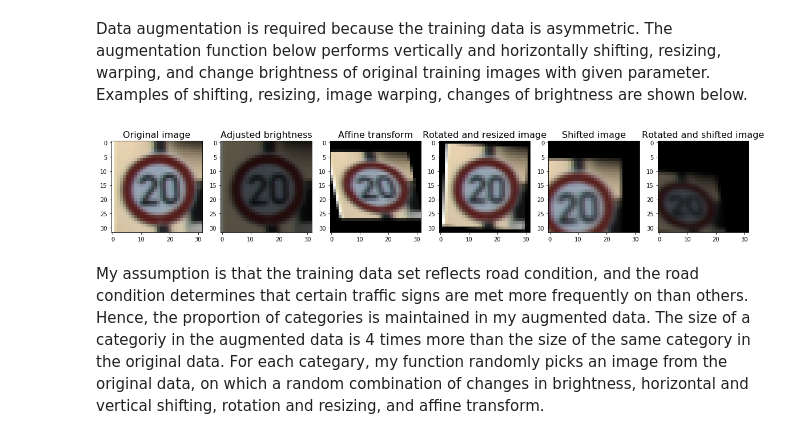
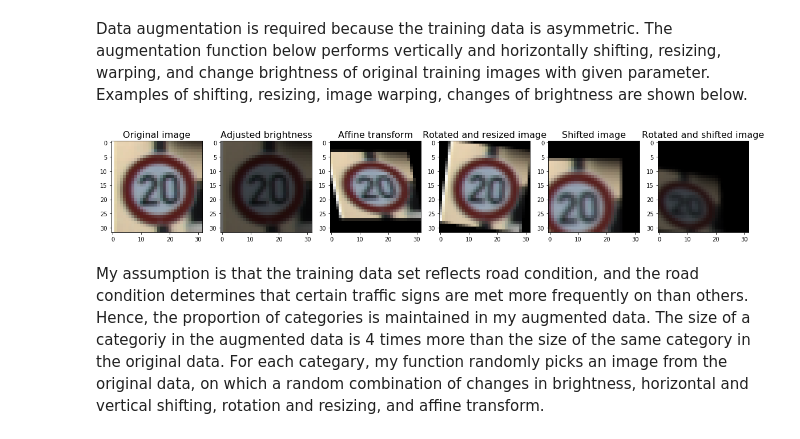
Before and after one commit to siyaoxu/Self-Driving-Cars, a Jupyter notebook: CarND-Traffic-Sign-Classifier-Project/Traffic_Sign_Classifier.ipynb, the cells around one changed output. Saved outputs shown, nothing was run; the diff lists cells and outputs as text; code cells hidden in the pictures.

```diff
--- a/CarND-Traffic-Sign-Classifier-Project/Traffic_Sign_Classifier.ipynb
+++ b/CarND-Traffic-Sign-Classifier-Project/Traffic_Sign_Classifier.ipynb
@@ -213,7 +213,7 @@ Data augmentation is required because the training data is asymmetric. The augme
 raw_image = X_train[np.where(y_train == 0)[0][0],:,:,:]
 
 fv = 0.4
-theta = -3.0
+theta = -8.0
 scale = 0.9
 ftxy = (-0.2, 0.2)
 fshearxy = np.float32([[0.9,1.1],[1.1,0.9],[0.9,1.1]])
@@ -233,40 +233,40 @@ shifted_image = ImgAug(raw_image, ftxy = ftxy)
 # combined rotation and shift on the image
 trans_image = ImgAug(raw_image, fv=fv,theta=theta, scale = scale, ftxy = ftxy, fshear = fshearxy)
 
 # plot the original image vs images with different transformation
 fig = plt.figure(figsize = (20,16));
 # original image
 plt.subplot(1,6,1)
 plt.imshow(raw_image);
 plt.title('Original image', fontsize = 16);
-plt.imsave('./img_writeup/aug-demo-raw.png',raw_image)
+# plt.imsave('./img_writeup/aug-demo-raw.png',raw_image)
 # image with adjusted brightness
 plt.subplot(1,6,2)
 plt.imshow(b_image);
 plt.title('Adjusted brightness', fontsize = 16);
-plt.imsave('./img_writeup/aug-brightness.png',b_image)
+# plt.imsave('./img_writeup/aug-brightness.png',b_image)
 # image with affine transformation
 plt.subplot(1,6,3)
 plt.imshow(shear_image);
 plt.title('Affine transform', fontsize = 16);
-plt.imsave('./img_writeup/aug-shear.png',b_image)
+# plt.imsave('./img_writeup/aug-shear.png',b_image)
 # rotated image
 plt.subplot(1,6,4)
 plt.imshow(rotated_image);
 plt.title('Rotated and resized image', fontsize = 16);
-plt.imsave('./img_writeup/aug-rotated-resized.png',rotated_image)
+# plt.imsave('./img_writeup/aug-rotated-resized.png',rotated_image)
 # shifted image
 plt.subplot(1,6,5)
 plt.imshow(shifted_image);
 plt.title('Shifted image', fontsize = 16);
-plt.imsave('./img_writeup/aug-shifted.png',shifted_image)
+# plt.imsave('./img_writeup/aug-shifted.png',shifted_image)
 # combination of rotation and transformation
 plt.subplot(1,6,6)
 plt.imshow(trans_image);
 plt.title('Rotated and shifted image', fontsize = 16);
-plt.imsave('./img_writeup/aug-combined-trans.png',trans_image)
+# plt.imsave('./img_writeup/aug-combined-trans.png',trans_image)
 # %% [output]
-[figure, old version]
+[figure, new version]
 # %% [markdown]
 My assumption is that the training data set reflects road condition, and the road condition determines that certain traffic signs are met more frequently on than others. Hence, the proportion of categories is maintained in my augmented data. The size of a categoriy in the augmented data is 4 times more than the size of the same category in the original data. For each categary, my function randomly picks an image from the original data, on which a random combination of changes in brightness, horizontal and vertical shifting, rotation and resizing, and affine transform.
 # %%
```
Also changed, not shown: parts of 29 cells of this notebook, 2 other files.
